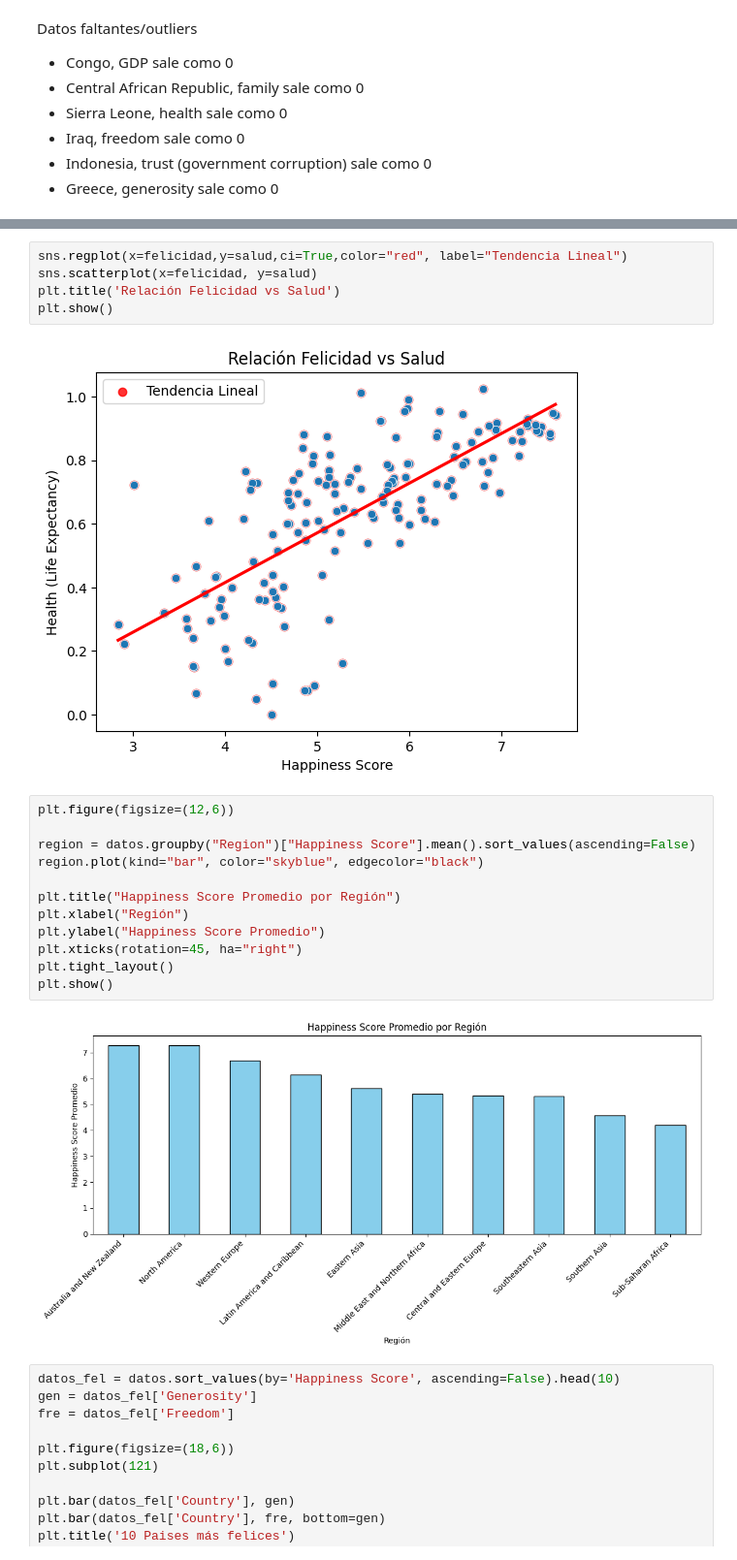
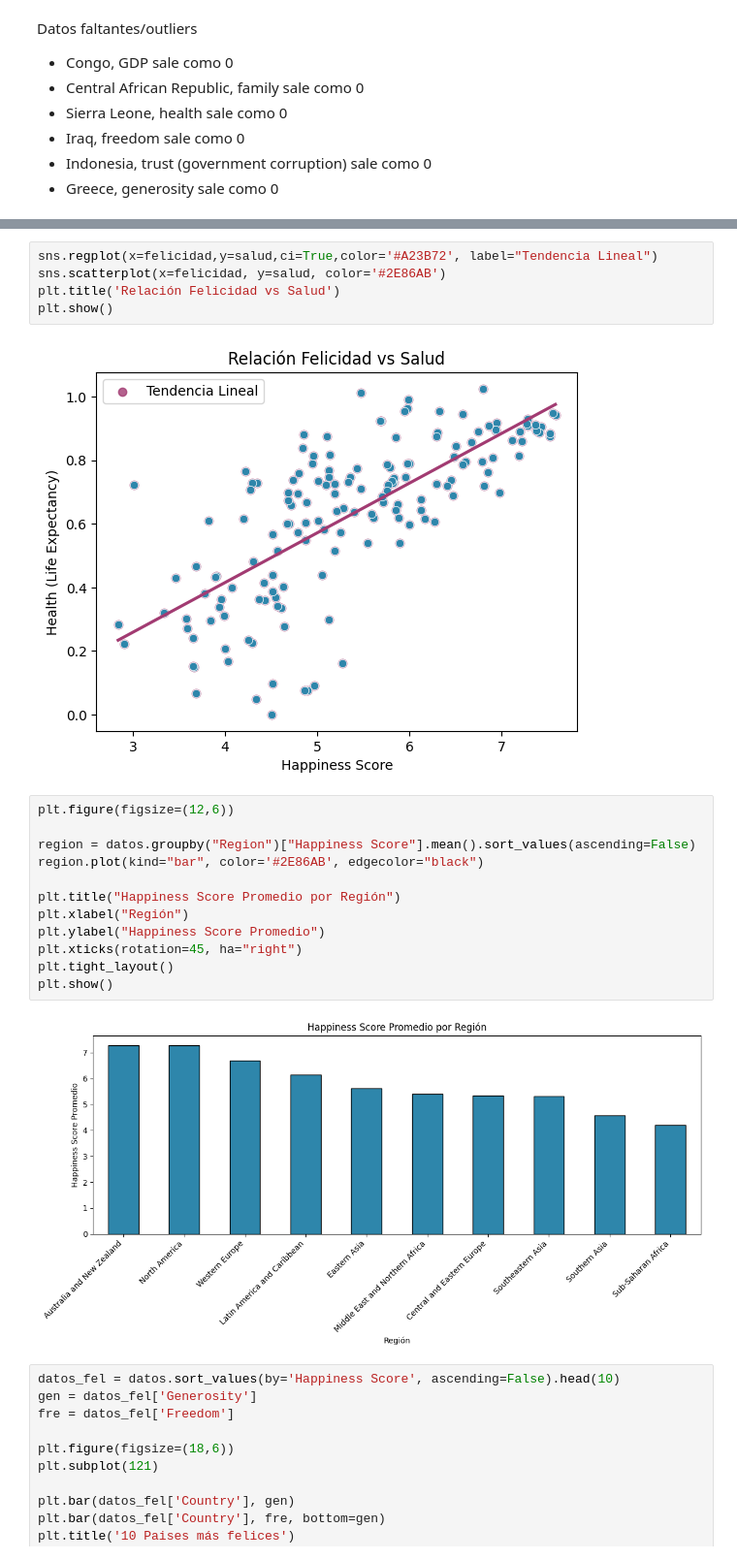
Before and after one commit to PapConAbrilar/Proyecto_Happiness, a Jupyter notebook: Proyecto.ipynb, the cells around one changed output, grey strips where cells are left out. Shown at 97% size. Drawn from its saved outputs; the diff is of its cells as text.

```diff
--- a/Proyecto.ipynb
+++ b/Proyecto.ipynb
@@ -127,24 +126,24 @@ plt.show()
 # %%
-sns.regplot(x=felicidad,y=salud,ci=True,color="red", label="Tendencia Lineal")
-sns.scatterplot(x=felicidad, y=salud)
+sns.regplot(x=felicidad,y=salud,ci=True,color='#A23B72', label="Tendencia Lineal")
+sns.scatterplot(x=felicidad, y=salud, color='#2E86AB')
 plt.title('Relación Felicidad vs Salud')
 plt.show()
 # %% [output]
-[figure, old version]
+[figure, new version]
 # %%
 plt.figure(figsize=(12,6))
 
 region = datos.groupby("Region")["Happiness Score"].mean().sort_values(ascending=False)
-region.plot(kind="bar", color="skyblue", edgecolor="black")
+region.plot(kind="bar", color='#2E86AB', edgecolor="black")
 
 plt.title("Happiness Score Promedio por Región")
 plt.xlabel("Región")
 plt.ylabel("Happiness Score Promedio")
 plt.xticks(rotation=45, ha="right")
 plt.tight_layout()
 plt.show()
 # %% [output]
-[figure, old version]
+[figure, new version]
 # %%
 datos_fel = datos.sort_values(by='Happiness Score', ascending=False).head(10)
 gen = datos_fel['Generosity']
```
Also changed, not shown: parts of 10 cells of this notebook.
